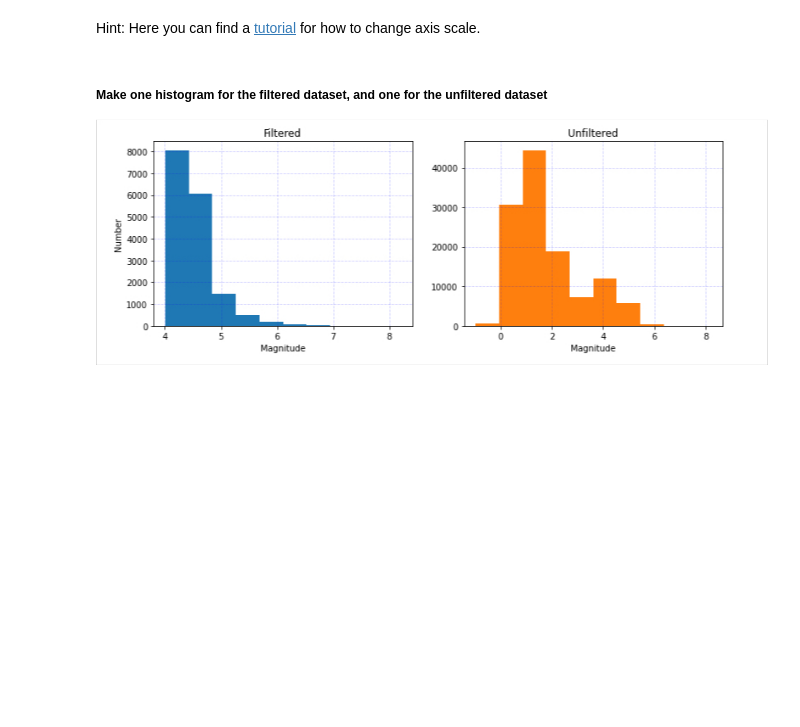
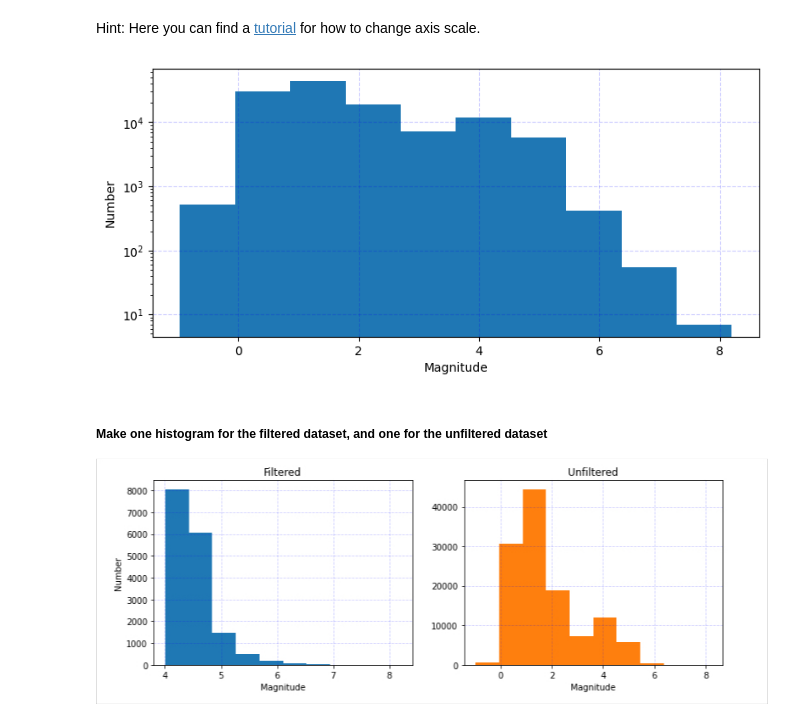
Before and after one commit to MarcoZanine/2024_Intro_Python, a Jupyter notebook: W3_S1.ipynb, the cells around one changed output. Drawn from its saved outputs; the diff is of its cells as text; code cells hidden in the pictures; blank space fills up the shorter version.

```diff
--- a/W3_S1.ipynb
+++ b/W3_S1.ipynb
@@ -262,14 +387,16 @@ Hint: Here you can find a [tutorial](https://matplotlib.org/stable/api/_as_gen/m
 # Make a figure and plot the histogram using a logarithmic scale for y
 # %%
 #@markdown Fill in the blank version. Double click to reveal
-__,__ = plt.subplots(figsize=(9,4))
+fig, hist_log = plt.subplots(figsize=(9,4))
 # Make the histogram
-____.__.____
-__.__________('______') # X axis label
-__._______('_____') # Y axis label
-__._____(alpha=0.2,c='b',ls='--')
+hist_log.hist(df['mag'])
+hist_log.set_xlabel('Magnitude') # X axis label
+hist_log.set_ylabel('Number') # Y axis label
+hist_log.grid(alpha=0.2,c='b',ls='--')
 # Use a logarithmic scale for y axis
-__.______(___)
+hist_log.set_yscale('log')
+# %% [output]
+[figure, added]
 # %% [markdown]
 ##### Make one histogram for the filtered dataset, and one for the unfiltered dataset
 
```
Also changed, not shown: parts of 13 cells of this notebook.
